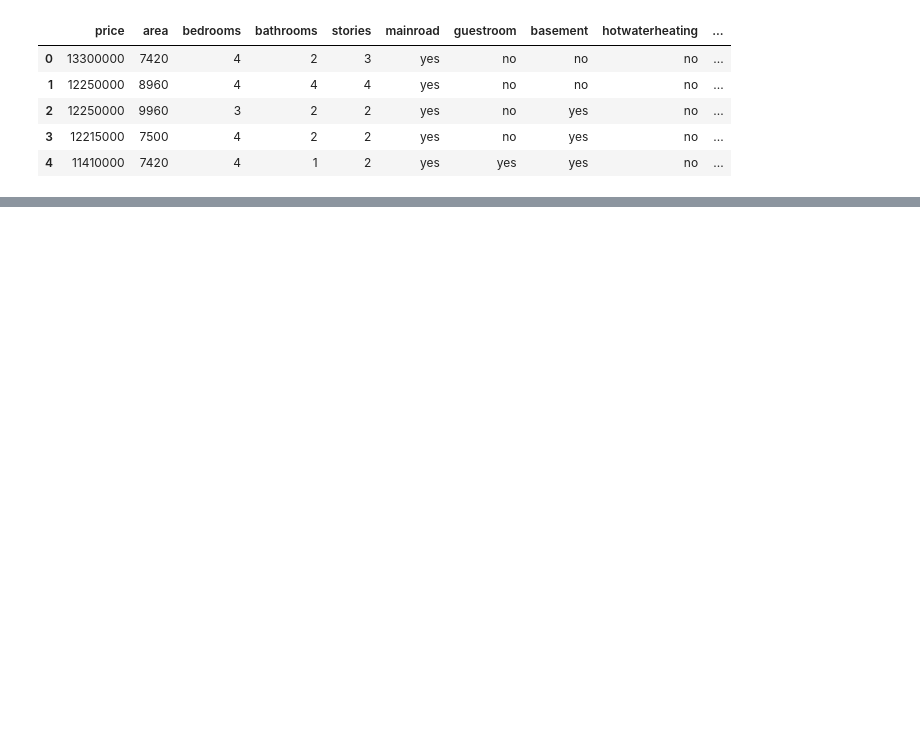
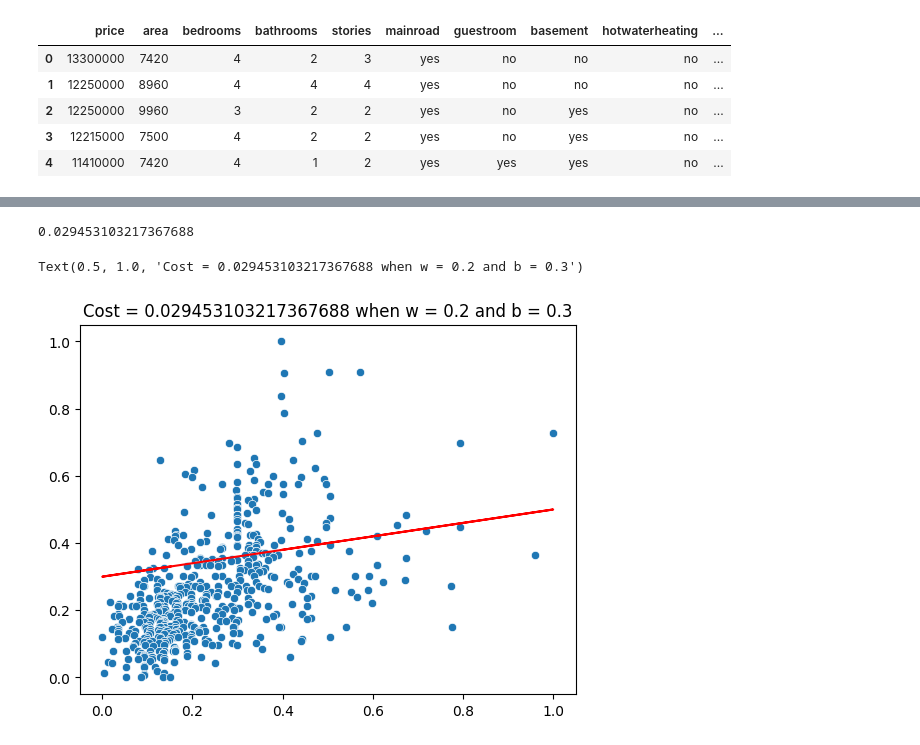
Before and after one commit to Md-Shaon-Khan/Phitron-AL-ML-Learning, a Jupyter notebook: Main Courses/Machine Learning/Week 03, Module 10 -- Simple Linear Regression Implementation and Gradient Descent/Practice/Problem 01/housing_price.ipynb, the cells around one changed output, grey strips where cells are left out. Drawn from its saved outputs; the diff is of its cells as text; code cells hidden in the pictures; blank space fills up the shorter version.

```diff
--- a/Main Courses/Machine Learning/Week 03, Module 10 -- Simple Linear Regression Implementation and Gradient Descent/Practice/Problem 01/housing_price.ipynb
+++ b/Main Courses/Machine Learning/Week 03, Module 10 -- Simple Linear Regression Implementation and Gradient Descent/Practice/Problem 01/housing_price.ipynb
@@ -56,0 +95,19 @@ array([ 7420,  8960,  9960,  7500,  7420,  7500,  8580, 16200,  8100,
+# %%
+def compute_cost(predictions, price_col):
+    cost = np.mean((predictions - price_col) ** 2)
+    return cost
+# %%
+w = 0.2
+b = 0.3
+
+predictions = make_prediction(area_col, w, b)
+cost = compute_cost(predictions, price_col)
+print(cost)
+
+sns.scatterplot(x = area_col, y = price_col)
+plt.plot(area_col, predictions, color = 'red')
+plt.title(f"Cost = {cost} when w = {w} and b = {b}")
+# %% [output]
+0.029453103217367688
+Text(0.5, 1.0, 'Cost = 0.029453103217367688 when w = 0.2 and b = 0.3')
+[figure, added]
```
Also changed, not shown: parts of 8 cells of this notebook, 1 other file.
